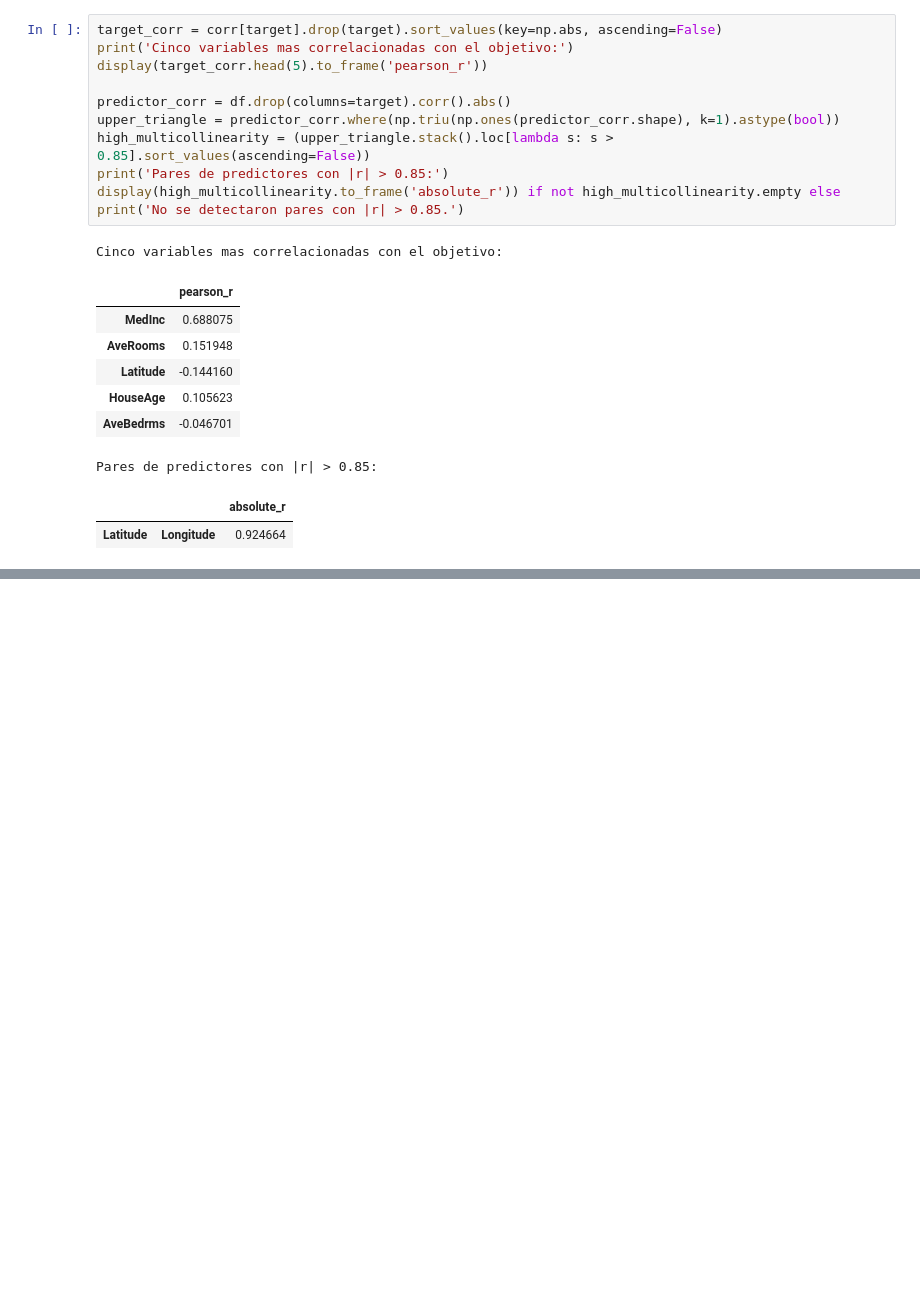
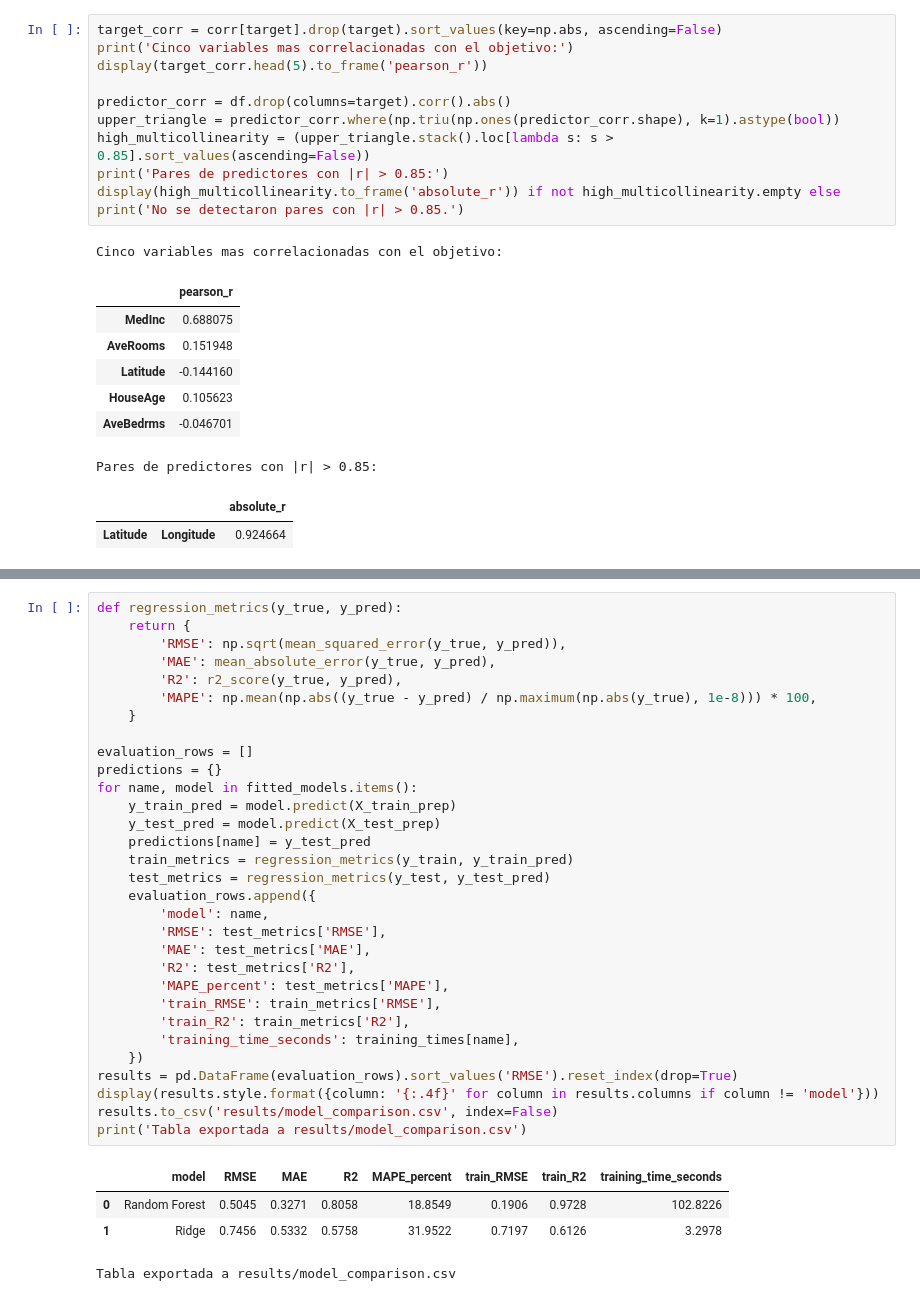
Before and after one commit to ntd2g72rnn-cyber/ML1_ExamenAplicado_Pineda_Paloma, a Jupyter notebook: ml1_examen_aplicado.ipynb, the cells around one changed output, grey strips where cells are left out. Drawn from its saved outputs; the diff is of its cells as text; blank space fills up the shorter version.

```diff
--- a/seleccion_dataset.ipynb
+++ b/ml1_examen_aplicado.ipynb
@@ -245,0 +464,36 @@ El resto del flujo (preprocesamiento sin leakage con `ColumnTransformer`, PCA, K
+# %%
+def regression_metrics(y_true, y_pred):
+    return {
+        'RMSE': np.sqrt(mean_squared_error(y_true, y_pred)),
+        'MAE': mean_absolute_error(y_true, y_pred),
+        'R2': r2_score(y_true, y_pred),
+        'MAPE': np.mean(np.abs((y_true - y_pred) / np.maximum(np.abs(y_true), 1e-8))) * 100,
+    }
+
+evaluation_rows = []
+predictions = {}
+for name, model in fitted_models.items():
+    y_train_pred = model.predict(X_train_prep)
+    y_test_pred = model.predict(X_test_prep)
+    predictions[name] = y_test_pred
+    train_metrics = regression_metrics(y_train, y_train_pred)
+    test_metrics = regression_metrics(y_test, y_test_pred)
+    evaluation_rows.append({
+        'model': name,
+        'RMSE': test_metrics['RMSE'],
+        'MAE': test_metrics['MAE'],
+        'R2': test_metrics['R2'],
+        'MAPE_percent': test_metrics['MAPE'],
+        'train_RMSE': train_metrics['RMSE'],
+        'train_R2': train_metrics['R2'],
+        'training_time_seconds': training_times[name],
+    })
+results = pd.DataFrame(evaluation_rows).sort_values('RMSE').reset_index(drop=True)
+display(results.style.format({column: '{:.4f}' for column in results.columns if column != 'model'}))
+results.to_csv('results/model_comparison.csv', index=False)
+print('Tabla exportada a results/model_comparison.csv')
+# %% [output]
+|  | model | RMSE | MAE | R2 | MAPE_percent | train_RMSE | train_R2 | training_time_seconds |
+| 0 | Random Forest | 0.5045 | 0.3271 | 0.8058 | 18.8549 | 0.1906 | 0.9728 | 102.8226 |
+| 1 | Ridge | 0.7456 | 0.5332 | 0.5758 | 31.9522 | 0.7197 | 0.6126 | 3.2978 |
+Tabla exportada a results/model_comparison.csv
```
Also changed, not shown: parts of 16 cells of this notebook, 6 other files.
